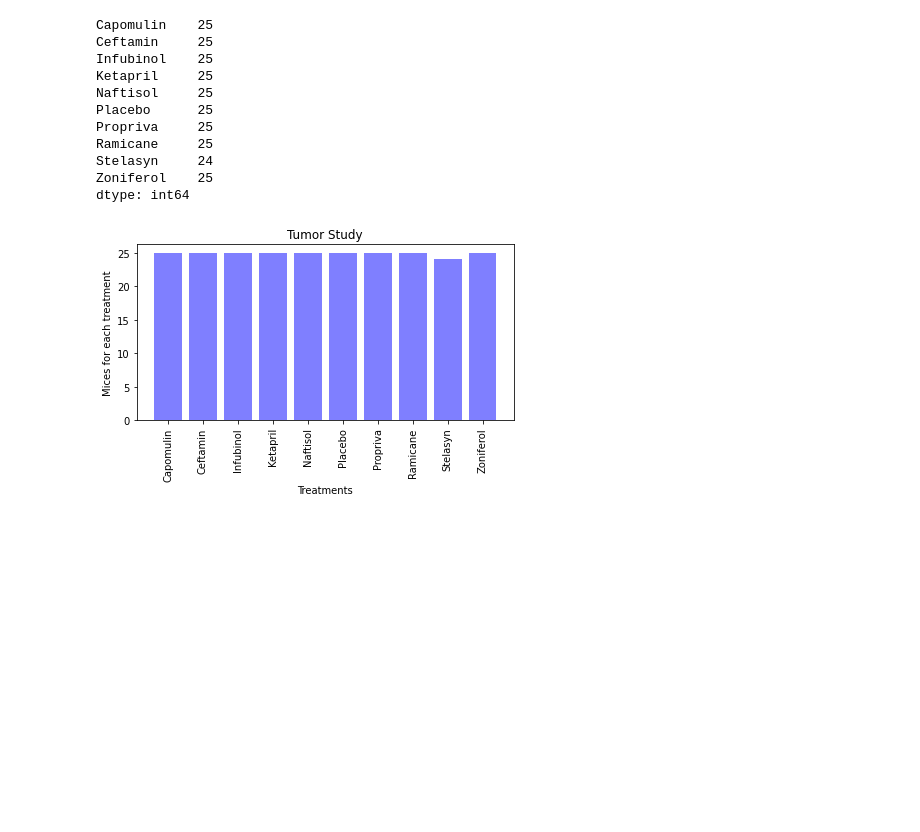
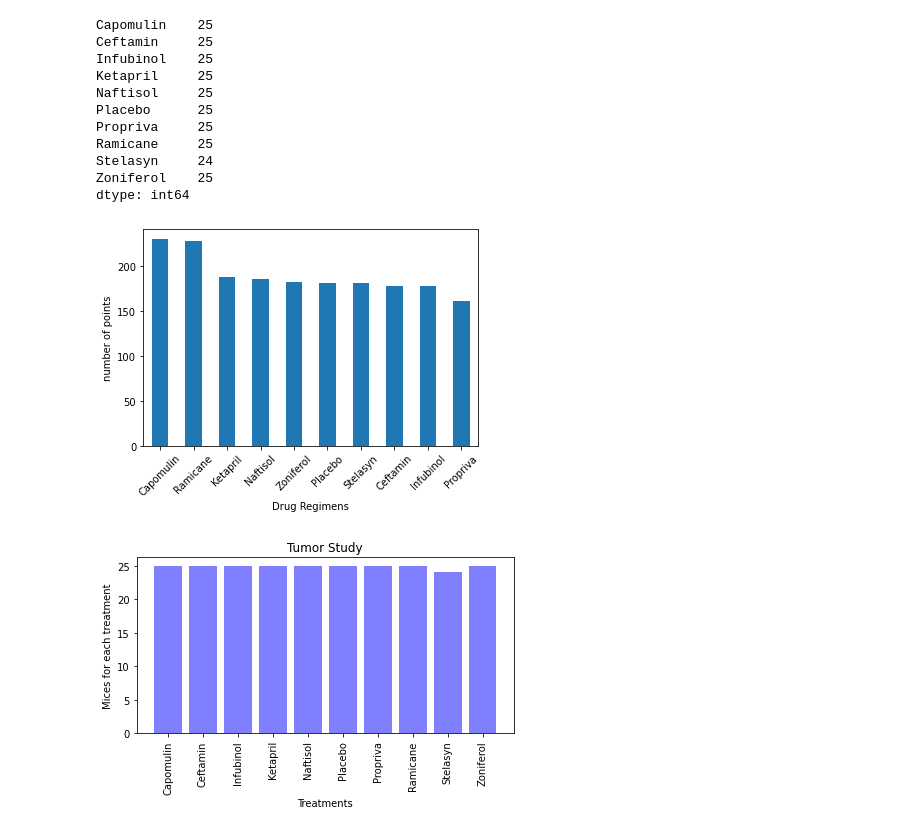
Before and after one commit to tonyzhao668/matplotlib_challenge, a Jupyter notebook: 02-Homework_05-Matplotlib_Instructions_Pymaceuticals_pymaceuticals_starter.ipynb, the cells around one changed output. Cells and saved outputs as stored; diff of their text form; code cells hidden in the pictures; blank space fills up the shorter version.

```diff
--- a/02-Homework_05-Matplotlib_Instructions_Pymaceuticals_pymaceuticals_starter.ipynb
+++ b/02-Homework_05-Matplotlib_Instructions_Pymaceuticals_pymaceuticals_starter.ipynb
@@ -191,6 +211,16 @@ Ramicane     25
 Stelasyn     24
 Zoniferol    25
 dtype: int64
+# %%
+# Generate a bar plot showing the total number of data points, if required
+counts = pharmacy_df["Drug Regimen"].value_counts()
+counts.plot(kind = "bar")
+plt.xlabel("Drug Regimens")
+plt.xticks(rotation = 45)
+plt.ylabel("number of points")
+plt.show()
+# %% [output]
+[figure, added]
 # %%
 # Generate a bar plot showing the total number of mice for each treatment throughout the course of the study using pyplot.
 x = regimenlist
```
Also changed, not shown: parts of 2 cells of this notebook.
